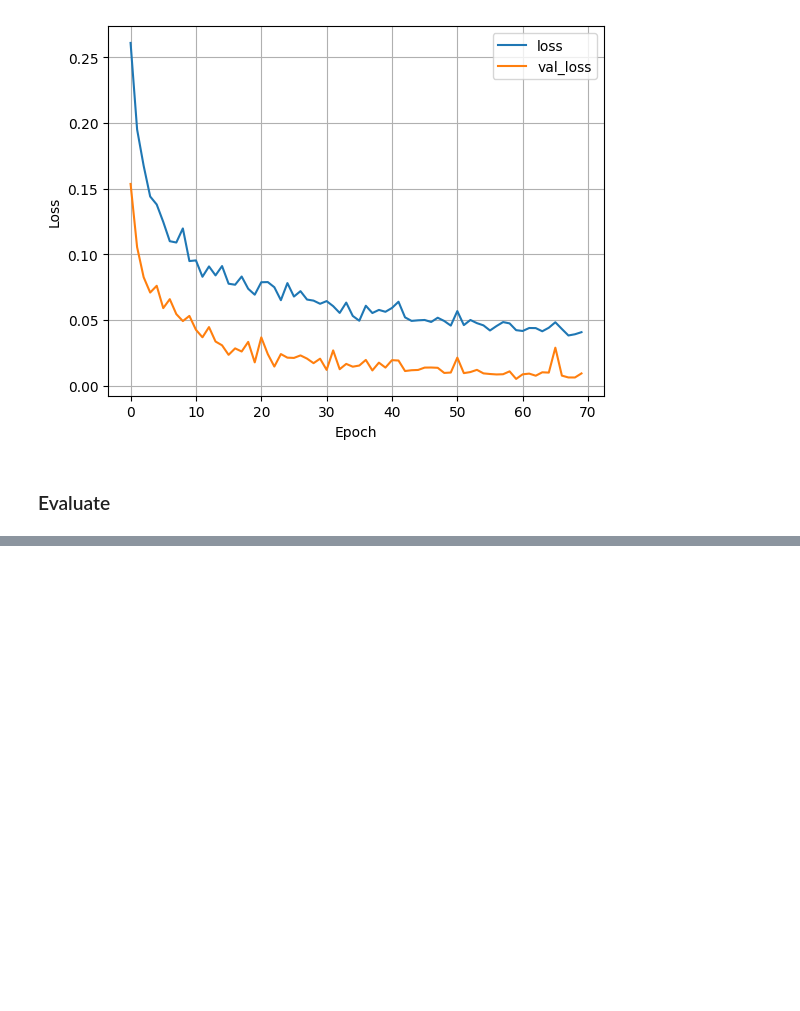
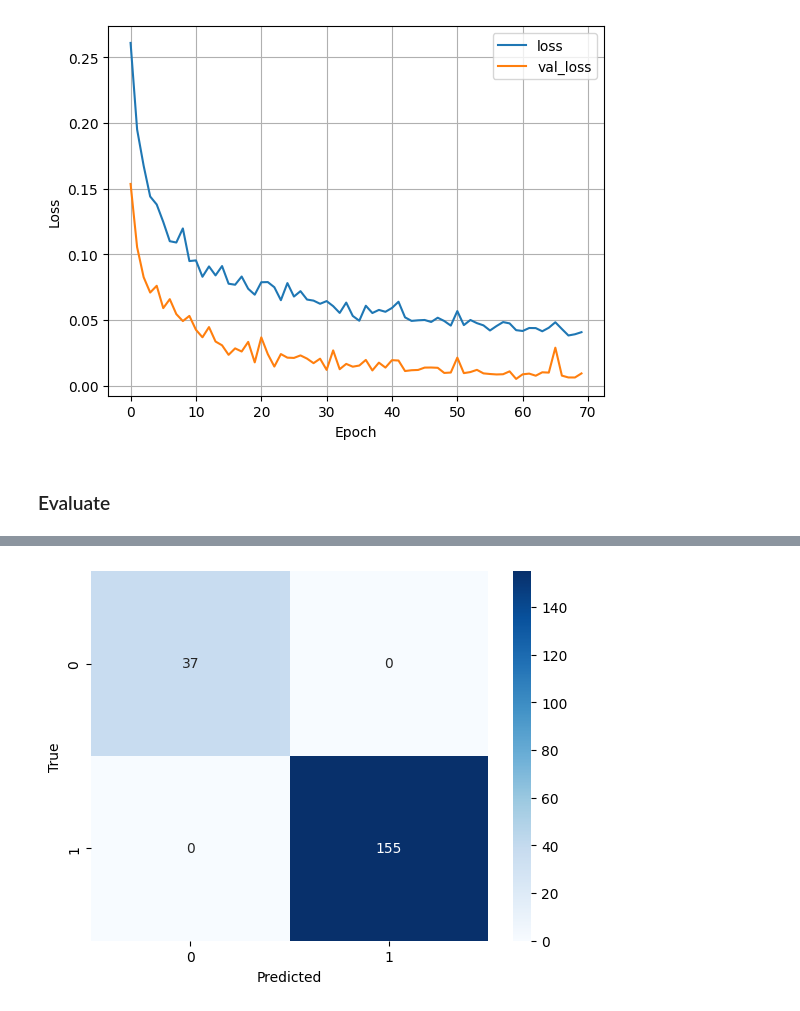
Before and after one commit to dongligroup/ml-nn-studentpersistence, a Jupyter notebook: train/main.ipynb, the cells around one changed output, grey strips where cells are left out. Drawn from its saved outputs; the diff is of its cells as text; code cells hidden in the pictures; blank space fills up the shorter version.

```diff
--- a/train/main.ipynb
+++ b/train/main.ipynb
@@ -461,0 +463,9 @@ model.evaluate(test_set.repeat(), steps=1000)
+# %%
+# evaluate confusion matrix
+y_true = []
+y_pred = []
+for x_batch, y_batch in test_set:
+    y_true.extend(np.argmax(y_batch.numpy(), axis=1))
+    y_pred.extend(np.argmax(model.predict(x_batch), axis=1))
+cm = tf.math.confusion_matrix(y_true, y_pred)
+cm
@@ -461,0 +483,9 @@ model.evaluate(test_set.repeat(), steps=1000)
+# %%
+# plot confusion matrix
+sns.heatmap(cm, annot=True, cmap='Blues', fmt='d')
+plt.title('Confusion Matrix')
+plt.xlabel('Predicted')
+plt.ylabel('True')
+plt.show()
+# %% [output]
+[figure, added]
```
Also changed, not shown: parts of 6 cells of this notebook.
